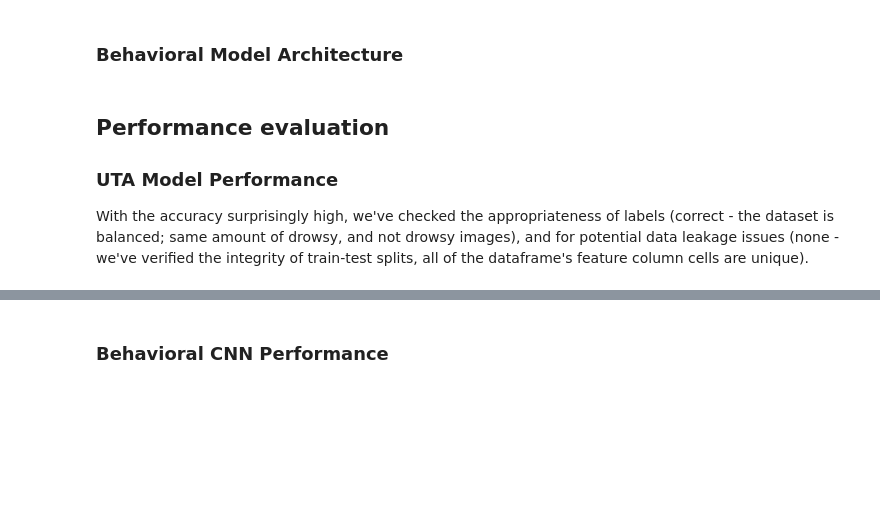
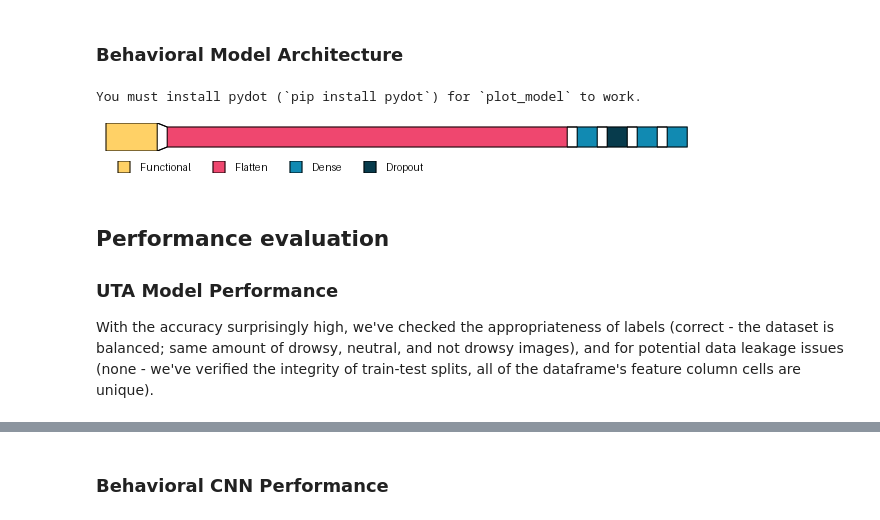
Before and after one commit to jzdzilowska/driver_drowsiness, a Jupyter notebook: drowsy-driver-classification-model.ipynb, the cells around one changed output, grey strips where cells are left out. Saved outputs shown, nothing was run; the diff lists cells and outputs as text; code cells hidden in the pictures; blank space fills up the shorter version.

```diff
--- a/drowsy-driver-classification-model.ipynb
+++ b/drowsy-driver-classification-model.ipynb
@@ -191,28 +205,23 @@ The behavioral model is split into datasets as the UTA model, with the features
 # %%
 # Splitting the data into features and labels
 X = np.stack(df_behavior['features'].values)  # Converting features to a numpy array. Will have shape (tot_imgs, 224, 224, 3)
-y = np.stack(df_behavior['behavior_label'].values) # Converting labels to a numpy array. Will have shape (tot_imgs,)
+y = np.array(df_behavior['behavior_label'].values) # Converting labels to an array. Will have shape (tot_imgs,)
 
 # Splitting into train, validation, and test sets.
 X_train_beh, X_test_beh, y_train_beh, y_test_beh = train_test_split(X, y, random_state=42, test_size=0.3)
-X_val_beh, X_test_beh, y_val_beh, y_test_beh = train_test_split(X_test_beh, y_test_beh, test_size=0.5, random_state=42)
 
 # Data augmentation for improved generalization
 train_behavioral = ImageDataGenerator(
     rescale=1/255,
     rotation_range=20,
-    width_shift_range=0.2,
-    height_shift_range=0.2,
     zoom_range=0.2,
     horizontal_flip=True,
 )
-validate_behavioral = ImageDataGenerator(rescale=1/255)
 test_behavioral = ImageDataGenerator(rescale=1/255)
 
 # Setting the batch size for improved generalization
 train_behavioral = train_behavioral.flow(np.array(X_train_beh), y_train_beh, shuffle=False)
-validate_behavioral = validate_behavioral.flow(np.array(X_val_beh), y_val_beh, shuffle=False)
-test_behavioral = test_behavioral.flow(np.array(X_test_beh), y_test_beh, shuffle=False, batch_size=32)
+test_behavioral = test_behavioral.flow(np.array(X_test_beh), y_test_beh, shuffle=False)
 # %% [markdown]
 ## Model Definition, Compilation, and Training
 ### UTA Model D, C & T
@@ -277,15 +270,13 @@ The model is designed to classify images into yawning, not yawning, open eyes, a
 The class with the highest probability is the predicted label.
 # %%
+vgg16_base = VGG16(weights='imagenet', include_top=False, input_shape=X_train_beh.shape[1:])
+vgg16_base.trainable = False
+
 model_beh = Sequential([
-    Conv2D(256, (3, 3), activation='relu', input_shape=X_train_beh.shape[1:]),
-    MaxPooling2D(pool_size=(2, 2)),
-    Conv2D(256, (3, 3), activation='relu'),
-    MaxPooling2D(pool_size=(2, 2)),
-    Conv2D(256, (3, 3), activation='relu'),
-    MaxPooling2D(pool_size=(2, 2)),
+    vgg16_base,
     Flatten(),
+    Dense(128, activation='relu'),
     Dropout(0.5),
-    Dense(128, activation='relu'),
     Dense(64, activation='relu'),
     Dense(4, activation='softmax')
 ])
@@ -298,7 +289,7 @@ model_beh.compile(
 
 history_beh = model_beh.fit(
     train_behavioral,
-    validation_data=validate_behavioral,
+    validation_data=test_behavioral,
     epochs=20,
     shuffle=True,
 )
@@ -326,9 +326,12 @@ visualkeras.layered_view(model, legend=True, draw_volume=False).show()
 ### Behavioral Model Architecture
 # %%
 plot_model(model_beh, to_file='model_behavioral.png', show_shapes=True, show_layer_names=True)
-visualkeras.layered_view(model_beh, legend=True, draw_volume=False).show()
+visualkeras.layered_view(model_beh, legend=True, draw_volume=False)
+# %% [output]
+You must install pydot (`pip install pydot`) for `plot_model` to work.
+[figure, added]
 # %% [markdown]
 ## Performance evaluation
 ### UTA Model Performance
-With the accuracy surprisingly high, we've checked the appropriateness of labels (correct - the dataset is balanced; same amount of drowsy, and not drowsy images), and for potential data leakage issues (none - we've verified the integrity of train-test splits, all of the dataframe's feature column cells are unique).
+With the accuracy surprisingly high, we've checked the appropriateness of labels (correct - the dataset is balanced; same amount of drowsy, neutral, and not drowsy images), and for potential data leakage issues (none - we've verified the integrity of train-test splits, all of the dataframe's feature column cells are unique).
 # %%
```
Also changed, not shown: parts of 23 cells of this notebook.
